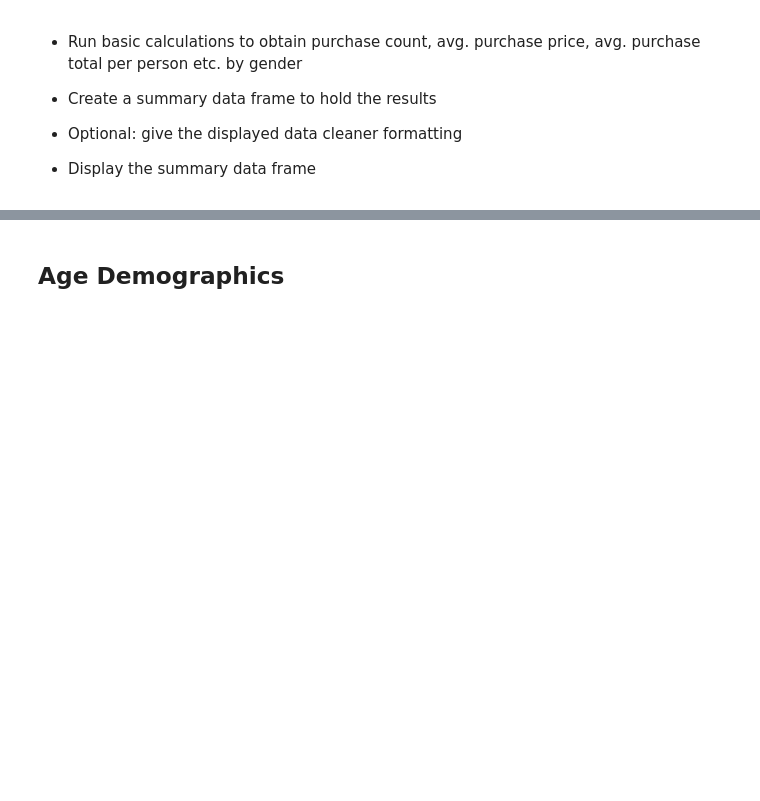
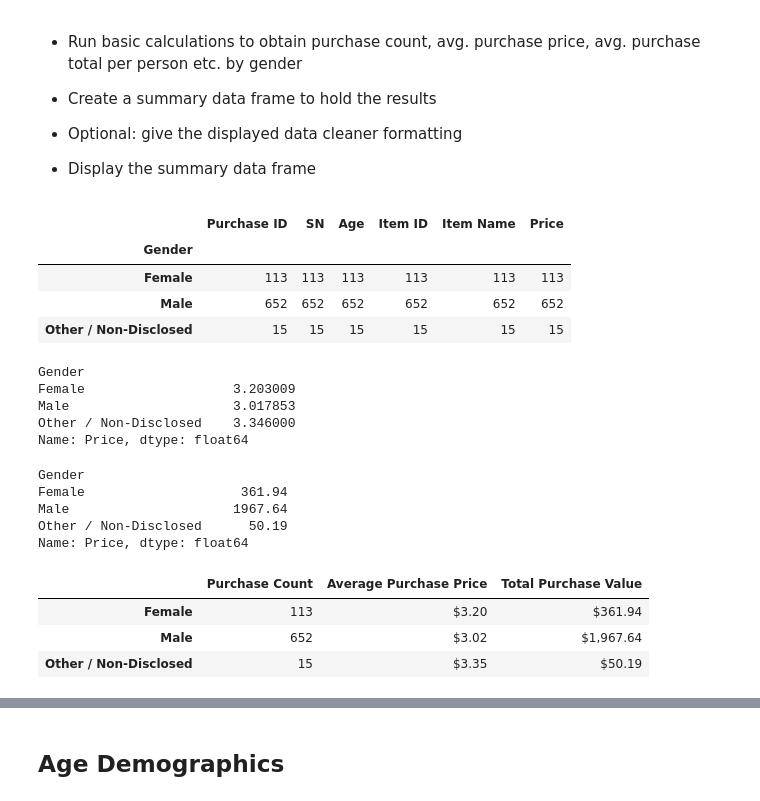
Before and after one commit to xarkl/UCI-Data-Analytics, a Jupyter notebook: Homework4/HeroesOfPymoli_starter.ipynb, the cells around one changed output, grey strips where cells are left out. Cells and saved outputs as stored; diff of their text form; code cells hidden in the pictures; blank space fills up the shorter version.

```diff
--- a/Homework4/HeroesOfPymoli_starter.ipynb
+++ b/Homework4/HeroesOfPymoli_starter.ipynb
@@ -149,3 +156,33 @@ gender_df
 
 
 * Display the summary data frame
+# %%
+# Group original data frame by gender
+purchase_analysis_group = purchase_data.groupby(["Gender"])
+purchase_analysis_group.count().head()
+# %% [output]
+|  | Purchase ID | SN | Age | Item ID | Item Name | Price |
+| Gender |  |  |  |  |  |  |
+| Female | 113 | 113 | 113 | 113 | 113 | 113 |
+| Male | 652 | 652 | 652 | 652 | 652 | 652 |
+| Other / Non-Disclosed | 15 | 15 | 15 | 15 | 15 | 15 |
+# %%
+# Calculate average purchase by gender
+avg_purchase = purchase_analysis_group["Price"].mean()
+avg_purchase
+# %% [output]
+Gender
+Female                   3.203009
+Male                     3.017853
+Other / Non-Disclosed    3.346000
+Name: Price, dtype: float64
+# %%
+# Calculate total purchase by gender
+total_purchase = purchase_analysis_group["Price"].sum()
+total_purchase
+# %% [output]
+Gender
+Female                    361.94
+Male                     1967.64
+Other / Non-Disclosed      50.19
+Name: Price, dtype: float64
@@ -152,3 +191,15 @@ gender_df
+# %%
+purchase_analysis_gender = pd.DataFrame({"Purchase Count": gender_demographics,
+                                        "Average Purchase Price": avg_purchase,
+                                        "Total Purchase Value": total_purchase})
+purchase_analysis_gender["Average Purchase Price"] = purchase_analysis_gender["Average Purchase Price"].map("${:,.2f}".format)
+purchase_analysis_gender["Total Purchase Value"] = purchase_analysis_gender["Total Purchase Value"].map("${:,.2f}".format)
+purchase_analysis_gender.head()
+# %% [output]
+|  | Purchase Count | Average Purchase Price | Total Purchase Value |
+| Female | 113 | $3.20 | $361.94 |
+| Male | 652 | $3.02 | $1,967.64 |
+| Other / Non-Disclosed | 15 | $3.35 | $50.19 |
 # %%
 # %% [output]
 |  | Purchase Count | Average Purchase Price | Total Purchase Value | Avg Purchase Total per Person |
```
Also changed, not shown: parts of 13 cells of this notebook.
